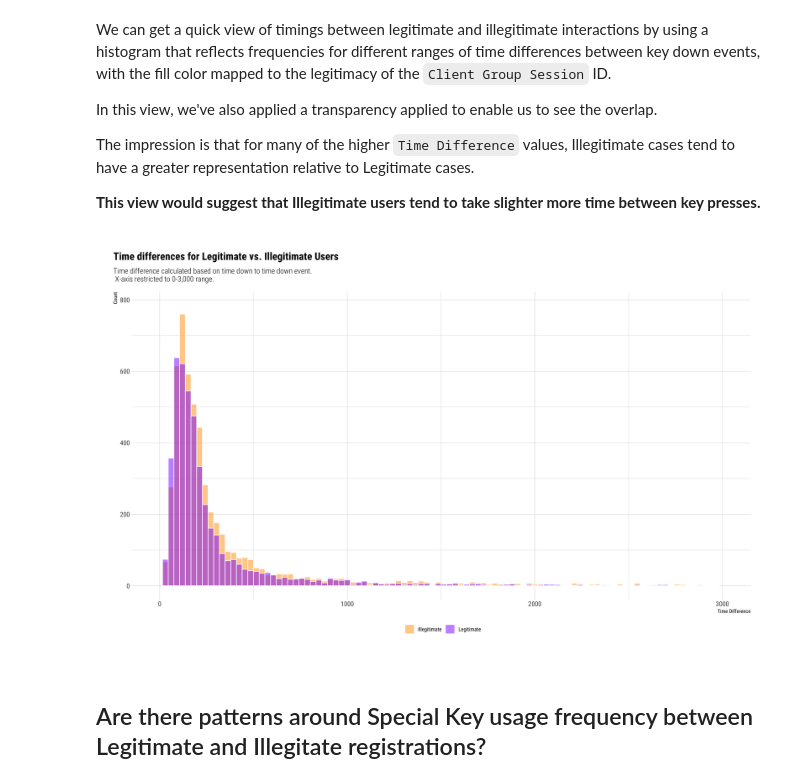
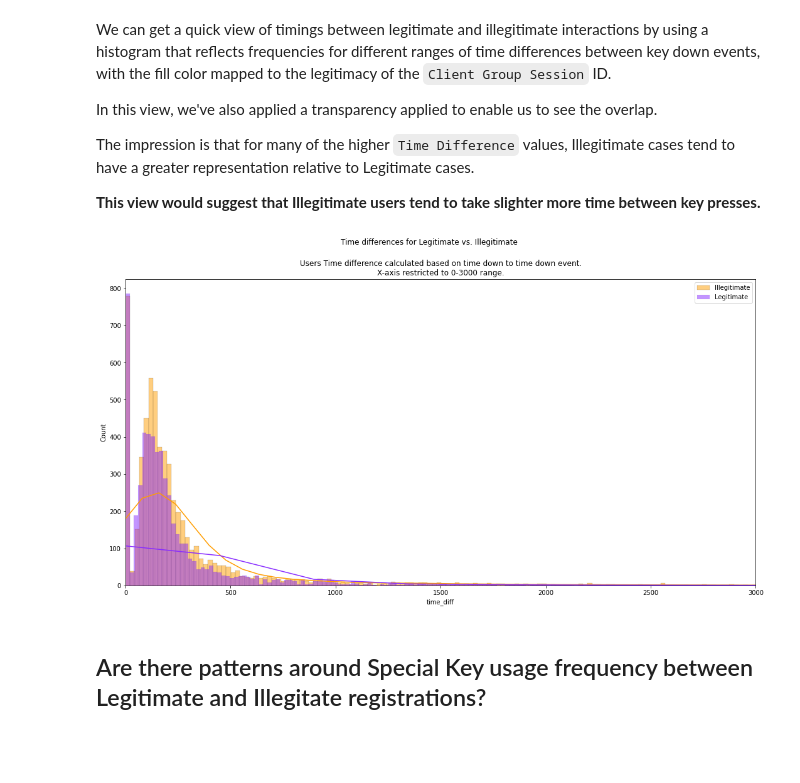
Before and after one commit to moonsense/demo, a Jupyter notebook: reg-id-fraud/notebooks/reg-id-fraud.ipynb, the cells around one changed output. Saved outputs shown, nothing was run; the diff lists cells and outputs as text; code cells hidden in the pictures; blank space fills up the shorter version.

Commit message:
add matplotlib plot - histogram

```diff
--- a/reg-id-fraud/notebooks/reg-id-fraud.ipynb
+++ b/reg-id-fraud/notebooks/reg-id-fraud.ipynb
@@ -376,0 +388,8 @@ For details on how these visuals were generated, along with examples of other ex
+# %%
+input_dat = pd.read_csv("../inputs/synthetic-data-clean.csv")
+# %%
+# pad the Client Session Group so it's 8 digits long, prepended with 0 if needed.
+input_dat['Client Session Group'] = input_dat['Client Session Group'].astype(str).str.zfill(8)
+
+# create a 'legit' field to denote user journey legitimacy
+input_dat['legit'] = np.where(input_dat['email'] == 'actual', True, False)
@@ -376,0 +405,3 @@ For details on how these visuals were generated, along with examples of other ex
+# %%
+# select specific fields
+input_dat_sub = input_dat.loc[:, ['Client Session Group', 'legit', 'user']]
@@ -376,0 +419,2 @@ For details on how these visuals were generated, along with examples of other ex
+# %%
+df = key_press_filtered.merge(input_dat_sub, left_on='gid', right_on='Client Session Group', how='left')
@@ -384,8 +443,19 @@ In this view, we've also applied a transparency applied to enable us to see the
 The impression is that for many of the higher `Time Difference` values, Illegitimate cases tend to have a greater representation relative to Legitimate cases.
 
 __This view would suggest that Illegitimate users tend to take slighter more time between key presses.__
-# %% [markdown]
-![histogram-legit-2.png](attachment:histogram-legit-2.png)
+# %%
+sns.histplot(data=df.loc[df['legit'] == False], x="time_diff", color=ms_orange, label="Illegitimate", kde=True)
+sns.histplot(data=df.loc[df['legit'] == True], x="time_diff", color=ms_purple, label="Legitimate", kde=True)
+
+
+plt.legend()
+plt.suptitle('Time differences for Legitimate vs. Illegitimate ')
+plt.title('Users Time difference calculated based on time down to time down event.\nX-axis restricted to 0-3000 range.')
+plt.xlim([0,3000])
+plt.rcParams["figure.figsize"] = (18, 9)
+plt.show()
+# %% [output]
+[figure, added]
 # %% [markdown]
 ## Are there patterns around Special Key usage frequency between Legitimate and Illegitate registrations?
 # %% [markdown]
```
Also changed, not shown: parts of 13 cells of this notebook.
